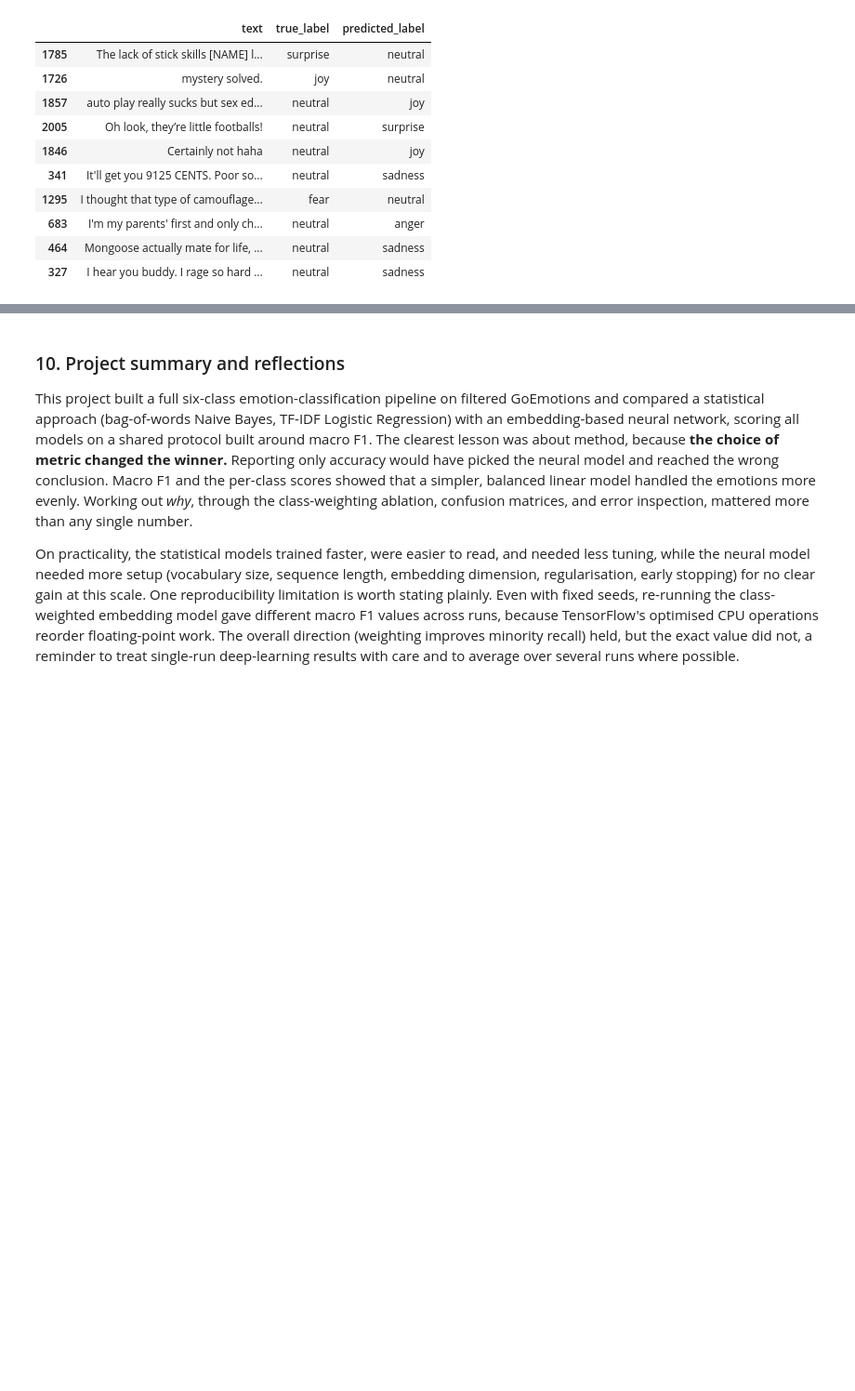
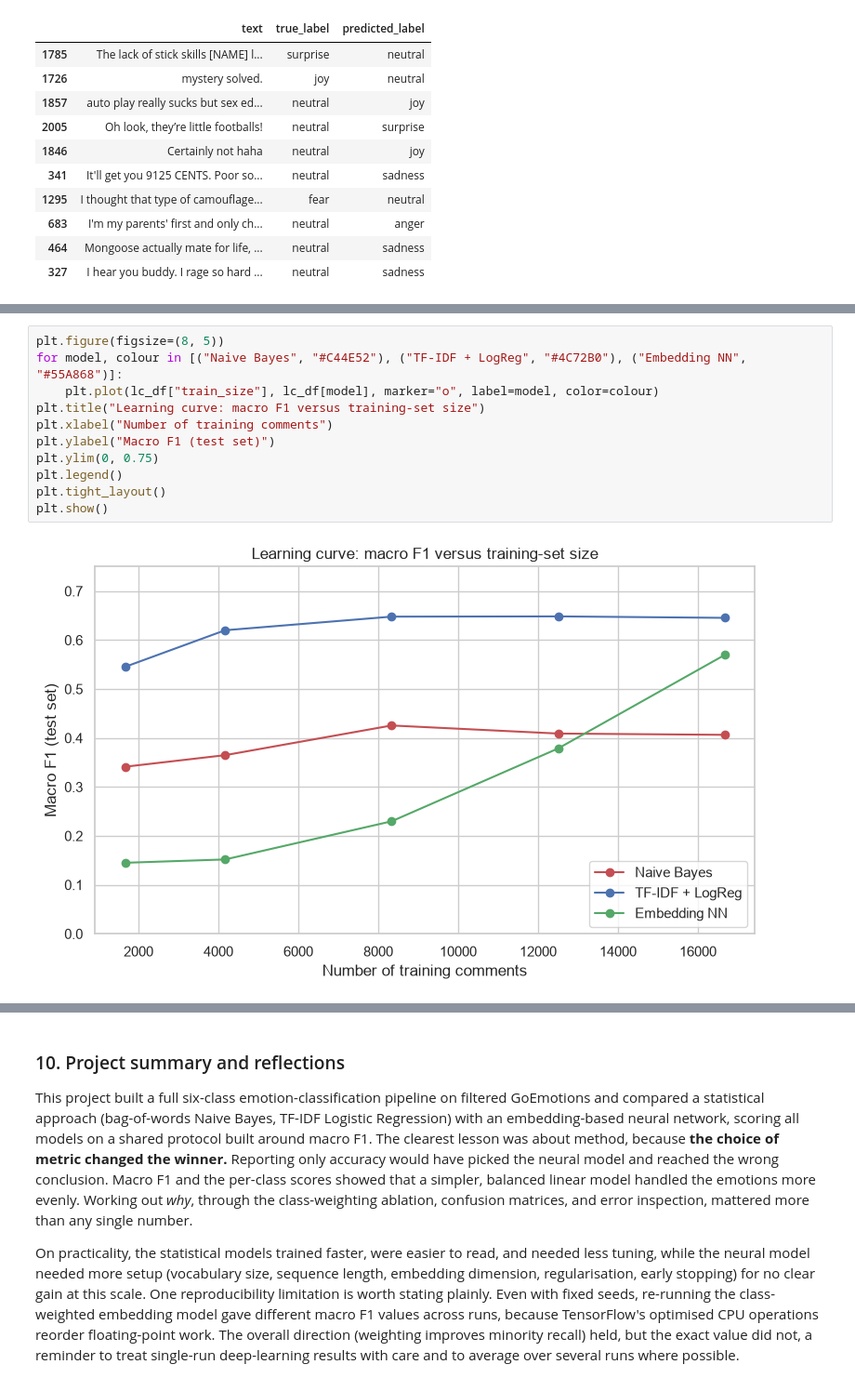
Before and after one commit to chewy990/nlp-emotion-classification, a Jupyter notebook: emotion_classification_goemotions.ipynb, the cells around one changed output, grey strips where cells are left out. Shown at 93% size. Drawn from its saved outputs; the diff is of its cells as text; blank space fills up the shorter version.

```diff
--- a/emotion_classification_goemotions.ipynb
+++ b/emotion_classification_goemotions.ipynb
@@ -786,0 +974,13 @@ Number of TF-IDF Logistic Regression errors: 414
+# %%
+plt.figure(figsize=(8, 5))
+for model, colour in [("Naive Bayes", "#C44E52"), ("TF-IDF + LogReg", "#4C72B0"), ("Embedding NN", "#55A868")]:
+    plt.plot(lc_df["train_size"], lc_df[model], marker="o", label=model, color=colour)
+plt.title("Learning curve: macro F1 versus training-set size")
+plt.xlabel("Number of training comments")
+plt.ylabel("Macro F1 (test set)")
+plt.ylim(0, 0.75)
+plt.legend()
+plt.tight_layout()
+plt.show()
+# %% [output]
+[figure, added]
```
Also changed, not shown: parts of 30 cells of this notebook, 2 other files.
